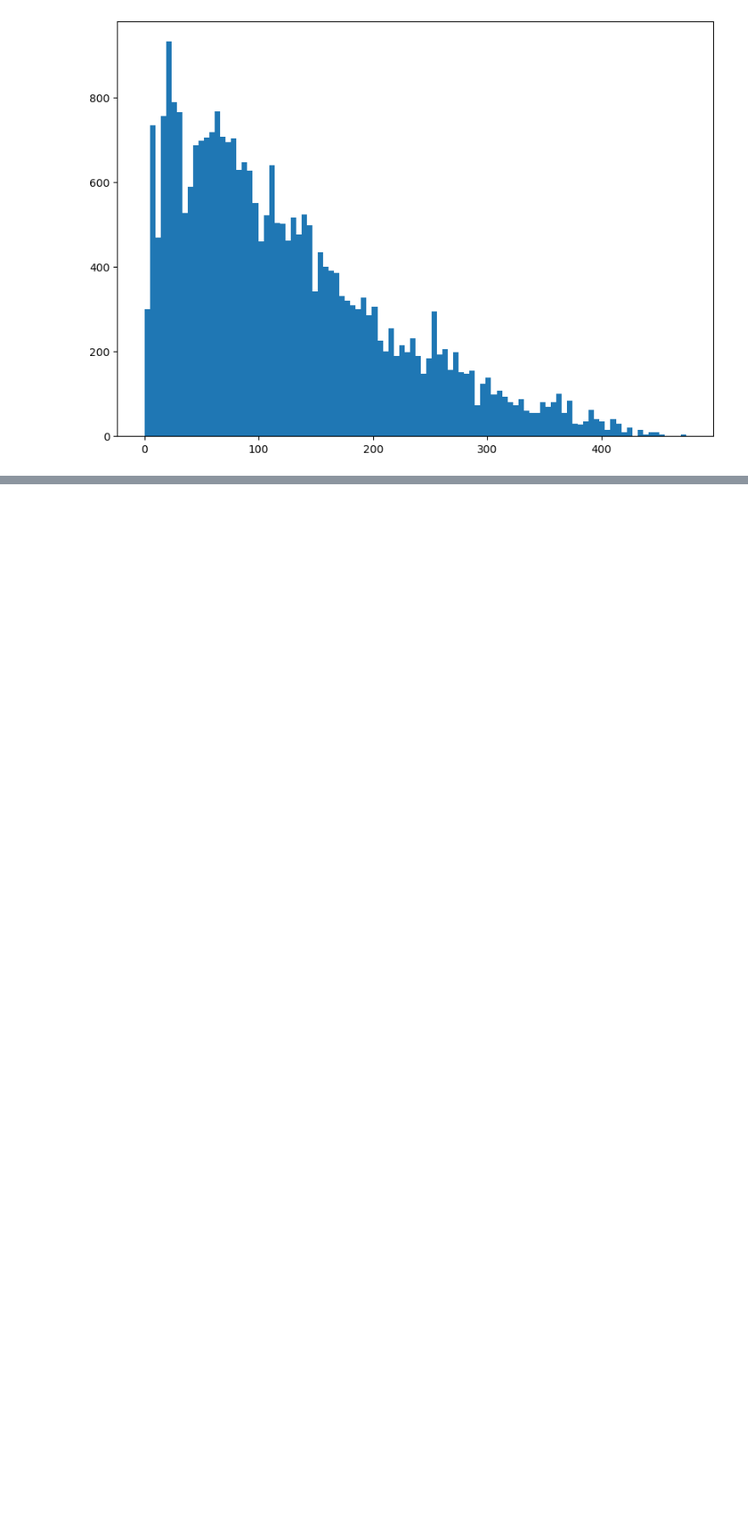
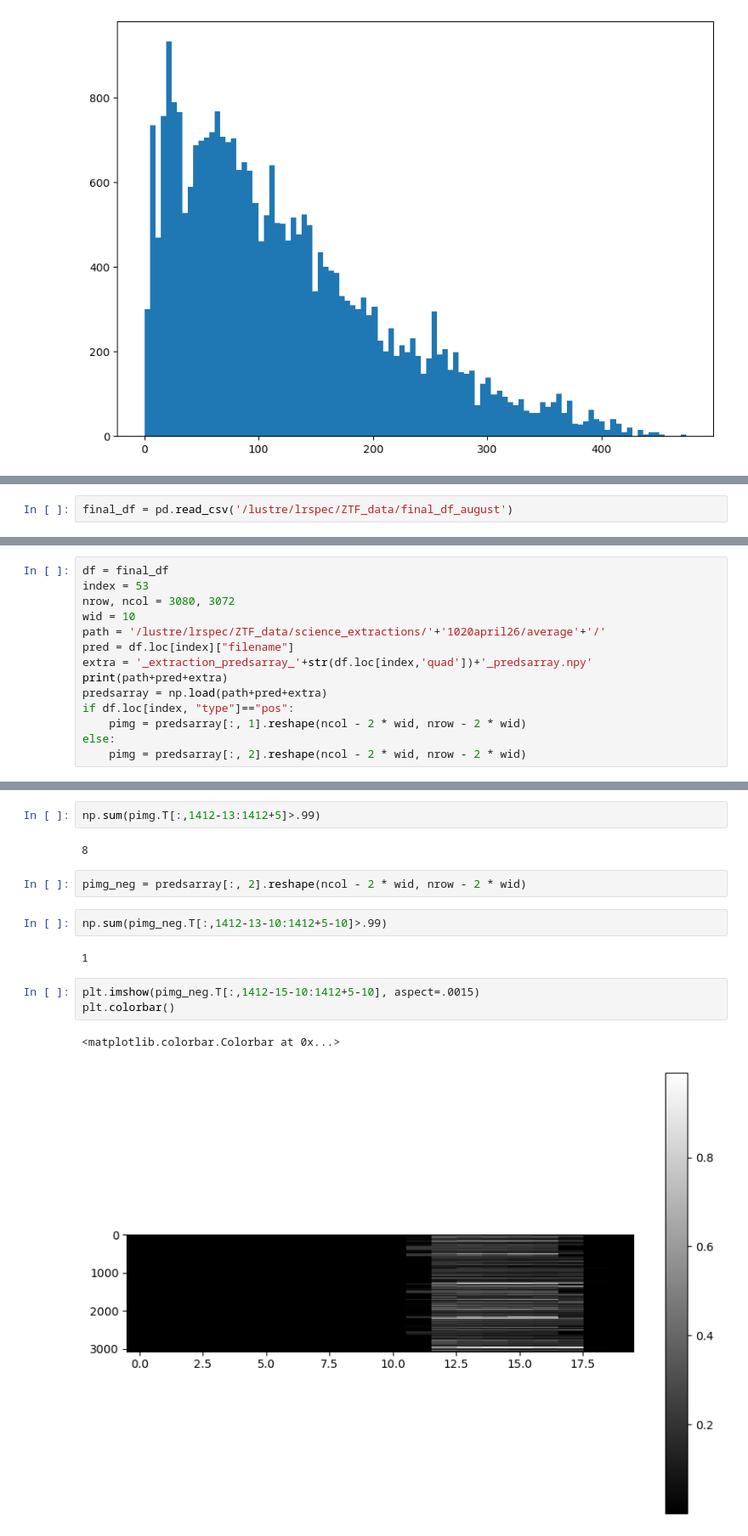
Before and after one commit to SHDaniels/Continuous-Readout-Image-Transient-Detection-with-CNNs, a Jupyter notebook: detectability_limits.ipynb, the cells around one changed output, grey strips where cells are left out. Shown at 85% size. Drawn from its saved outputs; the diff is of its cells as text; blank space fills up the shorter version.

```diff
--- a/detectability_limits.ipynb
+++ b/detectability_limits.ipynb
@@ -536,0 +684,2 @@ plt.hist(avgs, bins=100)
+# %%
+final_df = pd.read_csv('/lustre/lrspec/ZTF_data/final_df_august')
@@ -536,0 +761,14 @@ plt.hist(avgs, bins=100)
+# %%
+df = final_df
+index = 53
+nrow, ncol = 3080, 3072
+wid = 10
+path = '/lustre/lrspec/ZTF_data/science_extractions/'+'1020april26/average'+'/'
+pred = df.loc[index]["filename"]
+extra = '_extraction_predsarray_'+str(df.loc[index,'quad'])+'_predsarray.npy'
+print(path+pred+extra)
+predsarray = np.load(path+pred+extra)
+if df.loc[index, "type"]=="pos":
+    pimg = predsarray[:, 1].reshape(ncol - 2 * wid, nrow - 2 * wid)
+else:
+    pimg = predsarray[:, 2].reshape(ncol - 2 * wid, nrow - 2 * wid)
@@ -536,0 +783,16 @@ plt.hist(avgs, bins=100)
+# %%
+np.sum(pimg.T[:,1412-13:1412+5]>.99)
+# %% [output]
+8
+# %%
+pimg_neg = predsarray[:, 2].reshape(ncol - 2 * wid, nrow - 2 * wid)
+# %%
+np.sum(pimg_neg.T[:,1412-13-10:1412+5-10]>.99)
+# %% [output]
+1
+# %%
+plt.imshow(pimg_neg.T[:,1412-15-10:1412+5-10], aspect=.0015)
+plt.colorbar()
+# %% [output]
+<matplotlib.colorbar.Colorbar at 0x...>
+[figure, added]
```
Also changed, not shown: parts of 156 cells of this notebook, 12 other files.
